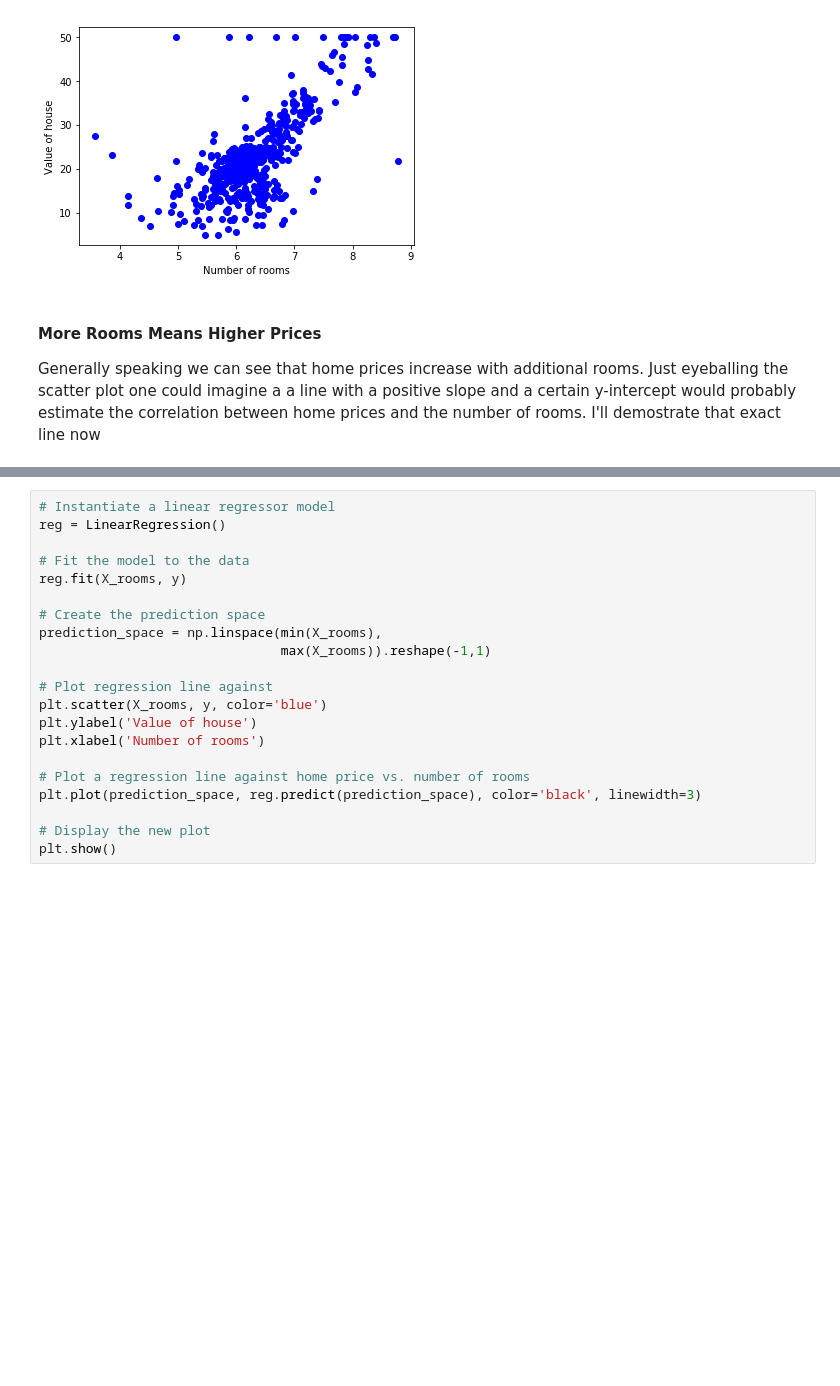
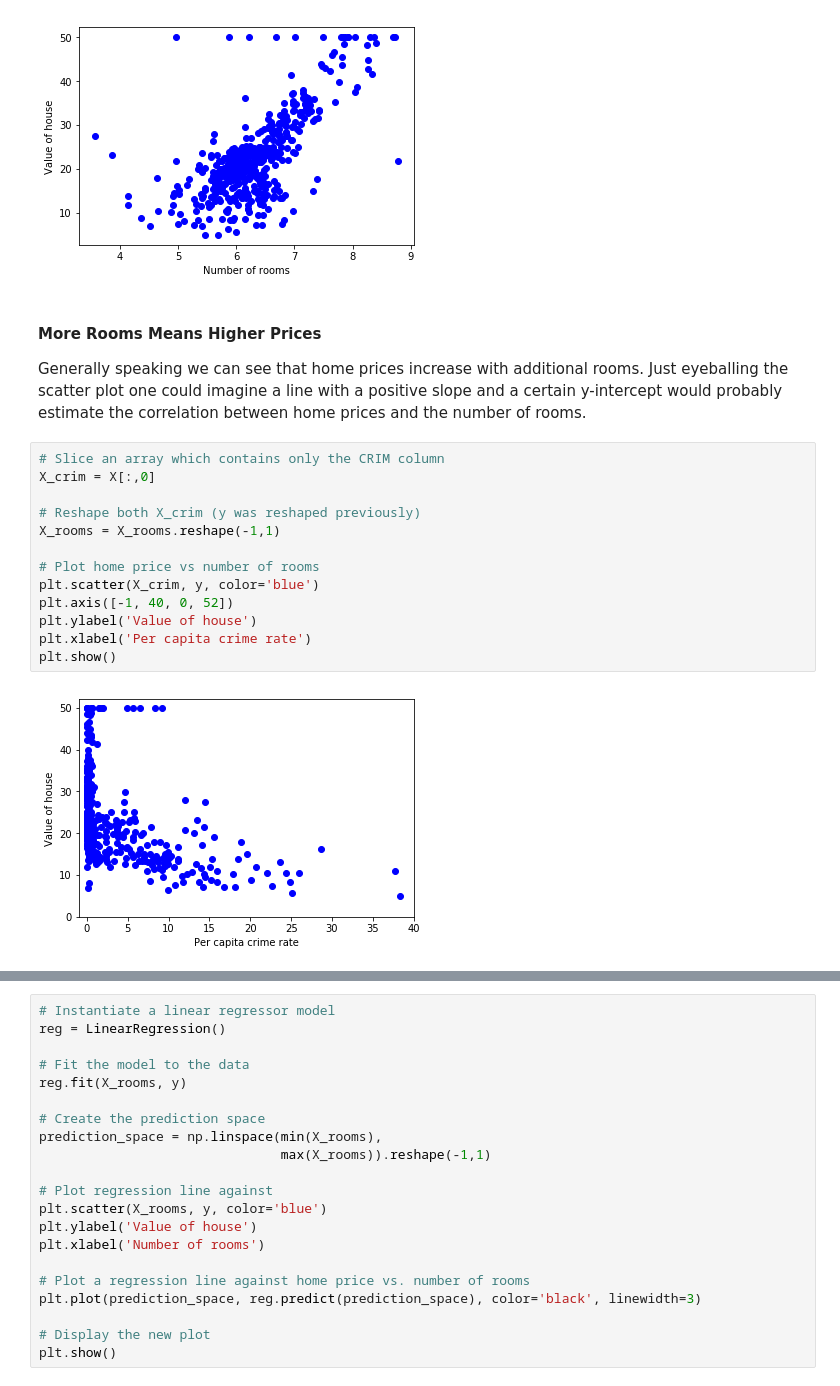
Before and after one commit to brukeg/notebooks, a Jupyter notebook: in-progress/supervised-learning-predicting-home-prices-boston.ipynb, the cells around one changed output, grey strips where cells are left out. Cells and saved outputs as stored; diff of their text form; blank space fills up the shorter version.

```diff
--- a/in-progress/supervised-learning-predicting-home-prices-boston.ipynb
+++ b/in-progress/supervised-learning-predicting-home-prices-boston.ipynb
@@ -114,4 +83,19 @@ plt.show()
 [figure]
 # %% [markdown]
 #### More Rooms Means Higher Prices
-Generally speaking we can see that home prices increase with additional rooms. Just eyeballing the scatter plot one could imagine a a line with a positive slope and a certain y-intercept would probably estimate the correlation between home prices and the number of rooms. I'll demostrate that exact line now
+Generally speaking we can see that home prices increase with additional rooms. Just eyeballing the scatter plot one could imagine a line with a positive slope and a certain y-intercept would probably estimate the correlation between home prices and the number of rooms.
+# %%
+# Slice an array which contains only the CRIM column
+X_crim = X[:,0]
+
+# Reshape both X_crim (y was reshaped previously)
+X_rooms = X_rooms.reshape(-1,1)
+
+# Plot home price vs number of rooms
+plt.scatter(X_crim, y, color='blue')
+plt.axis([-1, 40, 0, 52])
+plt.ylabel('Value of house')
+plt.xlabel('Per capita crime rate')
+plt.show()
+# %% [output]
+[figure, added]
```
Also changed, not shown: parts of 29 cells of this notebook.
